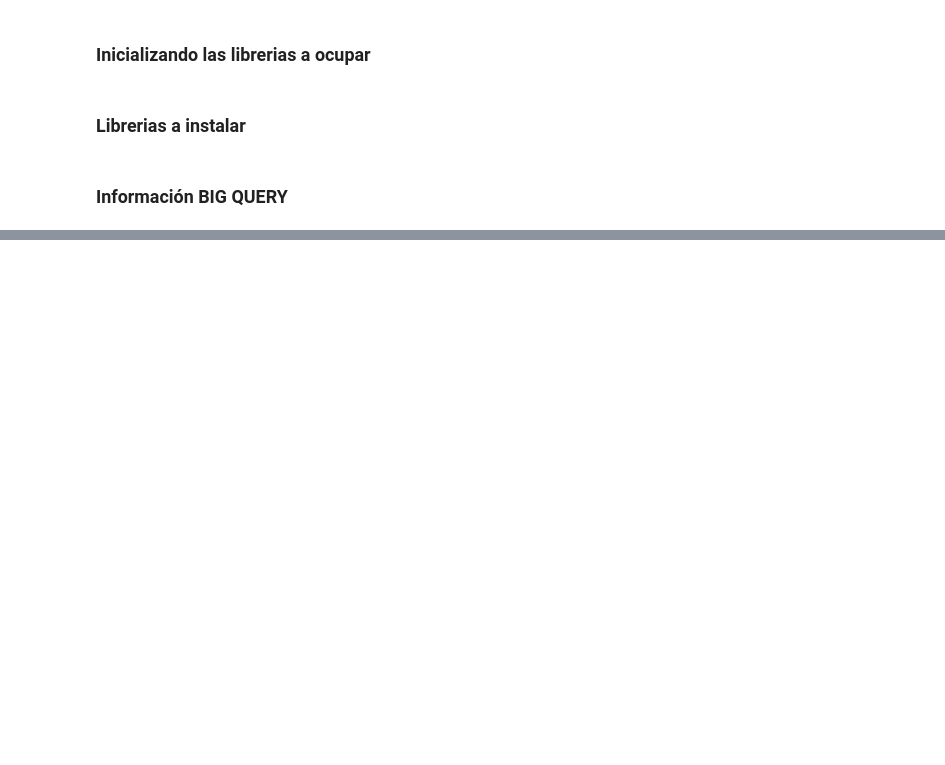
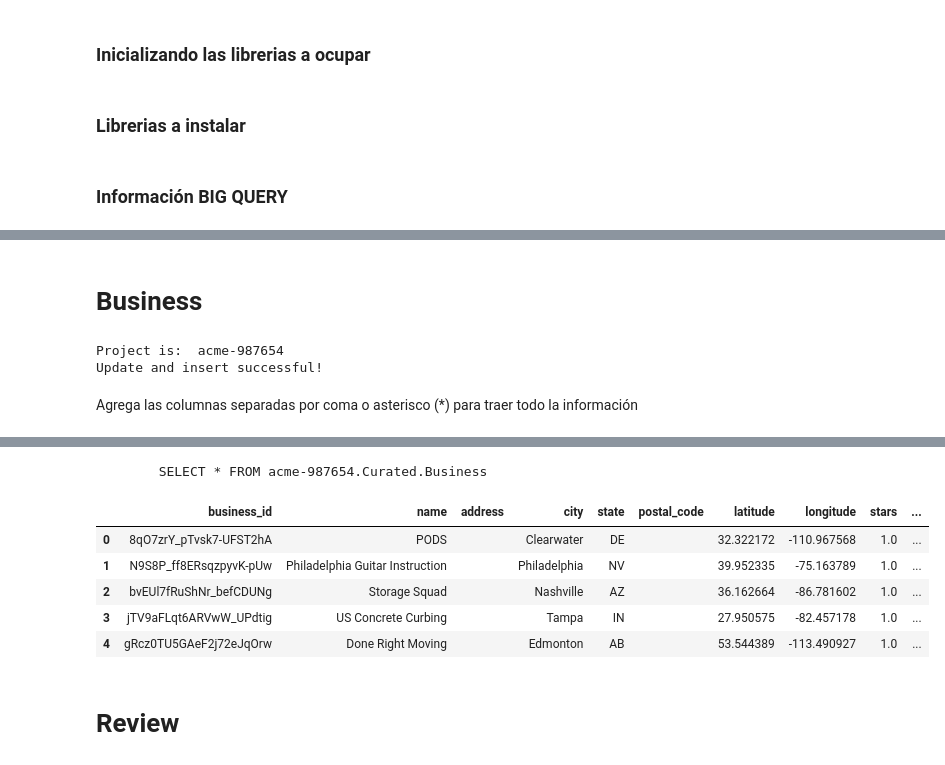
Before and after one commit to Mcarolina25/Proyecto-Final-Grupal, a Jupyter notebook: BaseDeDatos/ETL_bigQuery.ipynb, the cells around one changed output, grey strips where cells are left out. Cells and saved outputs as stored; diff of their text form; code cells hidden in the pictures; blank space fills up the shorter version.

```diff
--- a/BaseDeDatos/ETL_bigQuery.ipynb
+++ b/BaseDeDatos/ETL_bigQuery.ipynb
@@ -296,0 +406,15 @@ Termino con éxito la creación de la tabla: adsac-455509.Curated.Tip
+# %% [markdown]
+# Business
+# %%
+from functionBigQuery import etl_business_file
+etl_business_file('gs://acme_storage/Yelp/business.pkl')
+# %% [output]
+Project is:  acme-987654
+Update and insert successful!
+# %% [markdown]
+Agrega las columnas separadas por coma o asterisco (*) para traer todo la información
+# %%
+from functionBigQuery import get_table_curated_by_columns
+df = get_table_curated_by_columns("Business", "*")
+df.head(5)
+# %% [output]
@@ -296,0 +424,9 @@ Termino con éxito la creación de la tabla: adsac-455509.Curated.Tip
+        SELECT * FROM acme-987654.Curated.Business
+|  | business_id | name | address | city | state | postal_code | latitude | longitude | stars | ... |
+| 0 | 8qO7zrY_pTvsk7-UFST2hA | PODS |  | Clearwater | DE |  | 32.322172 | -110.967568 | 1.0 | ... |
+| 1 | N9S8P_ff8ERsqzpyvK-pUw | Philadelphia Guitar Instruction |  | Philadelphia | NV |  | 39.952335 | -75.163789 | 1.0 | ... |
+| 2 | bvEUl7fRuShNr_befCDUNg | Storage Squad |  | Nashville | AZ |  | 36.162664 | -86.781602 | 1.0 | ... |
+| 3 | jTV9aFLqt6ARVwW_UPdtig | US Concrete Curbing |  | Tampa | IN |  | 27.950575 | -82.457178 | 1.0 | ... |
+| 4 | gRcz0TU5GAeF2j72eJqOrw | Done Right Moving |  | Edmonton | AB |  | 53.544389 | -113.490927 | 1.0 | ... |
+# %% [markdown]
+# Review
```
Also changed, not shown: parts of 97 cells of this notebook, 3 other files.
